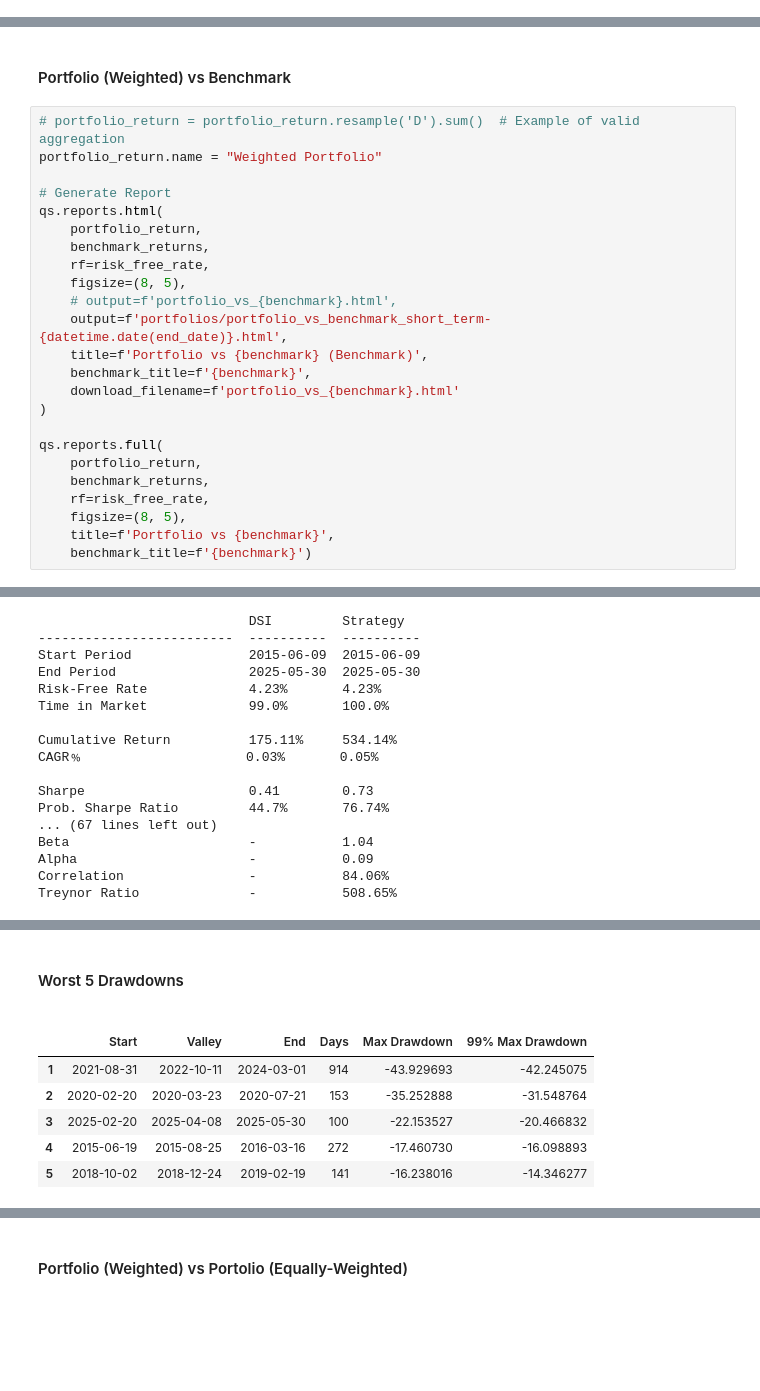
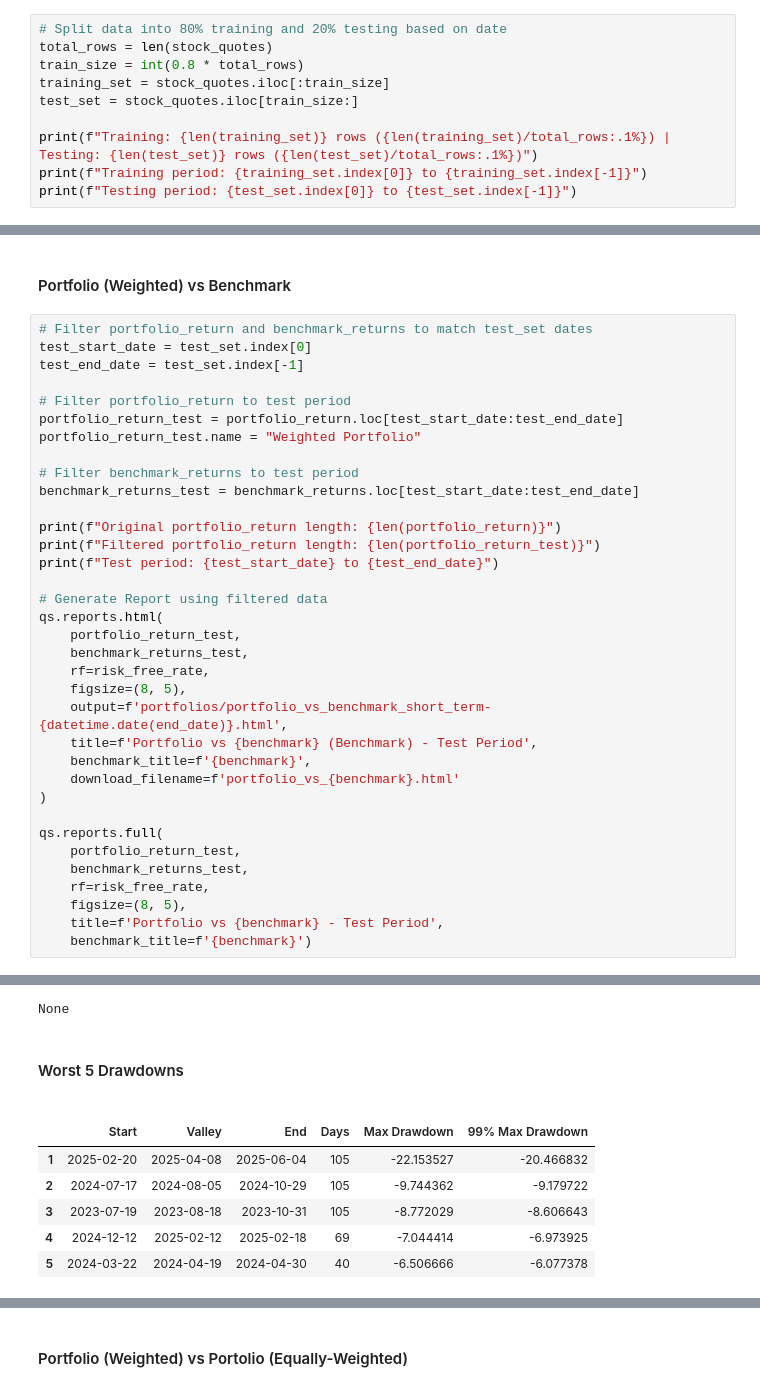
Before and after one commit to renan-peres/mfin-algo-trading-team, a Jupyter notebook: 04_benchmark_comparison_short_term.ipynb, the cells around one changed output, grey strips where cells are left out. Cells and saved outputs as stored; diff of their text form; blank space fills up the shorter version.

```diff
--- a/04_benchmark_comparison_short_term.ipynb
+++ b/04_benchmark_comparison_short_term.ipynb
@@ -159,0 +144,10 @@ MSFT: 0.9044
+# %%
+# Split data into 80% training and 20% testing based on date
+total_rows = len(stock_quotes)
+train_size = int(0.8 * total_rows)
+training_set = stock_quotes.iloc[:train_size]
+test_set = stock_quotes.iloc[train_size:]
+
+print(f"Training: {len(training_set)} rows ({len(training_set)/total_rows:.1%}) | Testing: {len(test_set)} rows ({len(test_set)/total_rows:.1%})")
+print(f"Training period: {training_set.index[0]} to {training_set.index[-1]}")
+print(f"Testing period: {test_set.index[0]} to {test_set.index[-1]}")
@@ -210,27 +331,38 @@ Sharpe Ratio (Equal-Weight): 0.9030
 # %% [markdown]
 #### Portfolio (Weighted) vs Benchmark
 # %%
-# portfolio_return = portfolio_return.resample('D').sum()  # Example of valid aggregation
-portfolio_return.name = "Weighted Portfolio"
+# Filter portfolio_return and benchmark_returns to match test_set dates
+test_start_date = test_set.index[0]
+test_end_date = test_set.index[-1]
 
-# Generate Report
+# Filter portfolio_return to test period
+portfolio_return_test = portfolio_return.loc[test_start_date:test_end_date]
+portfolio_return_test.name = "Weighted Portfolio"
+
+# Filter benchmark_returns to test period
+benchmark_returns_test = benchmark_returns.loc[test_start_date:test_end_date]
+
+print(f"Original portfolio_return length: {len(portfolio_return)}")
+print(f"Filtered portfolio_return length: {len(portfolio_return_test)}")
+print(f"Test period: {test_start_date} to {test_end_date}")
+
+# Generate Report using filtered data
 qs.reports.html(
-    portfolio_return,
-    benchmark_returns,
+    portfolio_return_test,
+    benchmark_returns_test,
     rf=risk_free_rate,
     figsize=(8, 5),
-    # output=f'portfolio_vs_{benchmark}.html',
     output=f'portfolios/portfolio_vs_benchmark_short_term-{datetime.date(end_date)}.html',
-    title=f'Portfolio vs {benchmark} (Benchmark)',
+    title=f'Portfolio vs {benchmark} (Benchmark) - Test Period',
     benchmark_title=f'{benchmark}',
     download_filename=f'portfolio_vs_{benchmark}.html'
 )
 
 qs.reports.full(
-    portfolio_return,
-    benchmark_returns,
+    portfolio_return_test,
+    benchmark_returns_test,
     rf=risk_free_rate,
     figsize=(8, 5),
-    title=f'Portfolio vs {benchmark}',
+    title=f'Portfolio vs {benchmark} - Test Period',
     benchmark_title=f'{benchmark}')
 # %% [output]
@@ -238,18 +373 @@ Added download button and removed QuantStats attribution from portfolios/portfol
 Performance Metrics
-                           DSI         Strategy
--------------------------  ----------  ----------
-Start Period               2015-06-09  2015-06-09
-End Period                 2025-05-30  2025-05-30
-Risk-Free Rate             4.23%       4.23%
-Time in Market             99.0%       100.0%
-
-Cumulative Return          175.11%     534.14%
-CAGR﹪                     0.03%       0.05%
-
-Sharpe                     0.41        0.73
-Prob. Sharpe Ratio         44.7%       76.74%
-... (67 lines left out)
-Beta                       -           1.04
-Alpha                      -           0.09
-Correlation                -           84.06%
-Treynor Ratio              -           508.65%
@@ -257,10 +391,11 @@ None
+None
 Worst 5 Drawdowns
 |  | Start | Valley | End | Days | Max Drawdown | 99% Max Drawdown |
-| 1 | 2021-08-31 | 2022-10-11 | 2024-03-01 | 914 | -43.929693 | -42.245075 |
-| 2 | 2020-02-20 | 2020-03-23 | 2020-07-21 | 153 | -35.252888 | -31.548764 |
-| 3 | 2025-02-20 | 2025-04-08 | 2025-05-30 | 100 | -22.153527 | -20.466832 |
-| 4 | 2015-06-19 | 2015-08-25 | 2016-03-16 | 272 | -17.460730 | -16.098893 |
-| 5 | 2018-10-02 | 2018-12-24 | 2019-02-19 | 141 | -16.238016 | -14.346277 |
+| 1 | 2025-02-20 | 2025-04-08 | 2025-06-04 | 105 | -22.153527 | -20.466832 |
+| 2 | 2024-07-17 | 2024-08-05 | 2024-10-29 | 105 | -9.744362 | -9.179722 |
+| 3 | 2023-07-19 | 2023-08-18 | 2023-10-31 | 105 | -8.772029 | -8.606643 |
+| 4 | 2024-12-12 | 2025-02-12 | 2025-02-18 | 69 | -7.044414 | -6.973925 |
+| 5 | 2024-03-22 | 2024-04-19 | 2024-04-30 | 40 | -6.506666 | -6.077378 |
 Strategy Visualization
 # %% [markdown]
 #### Portfolio (Weighted) vs Portolio (Equally-Weighted)
```
Also changed, not shown: parts of 10 cells of this notebook, 9 other files.
